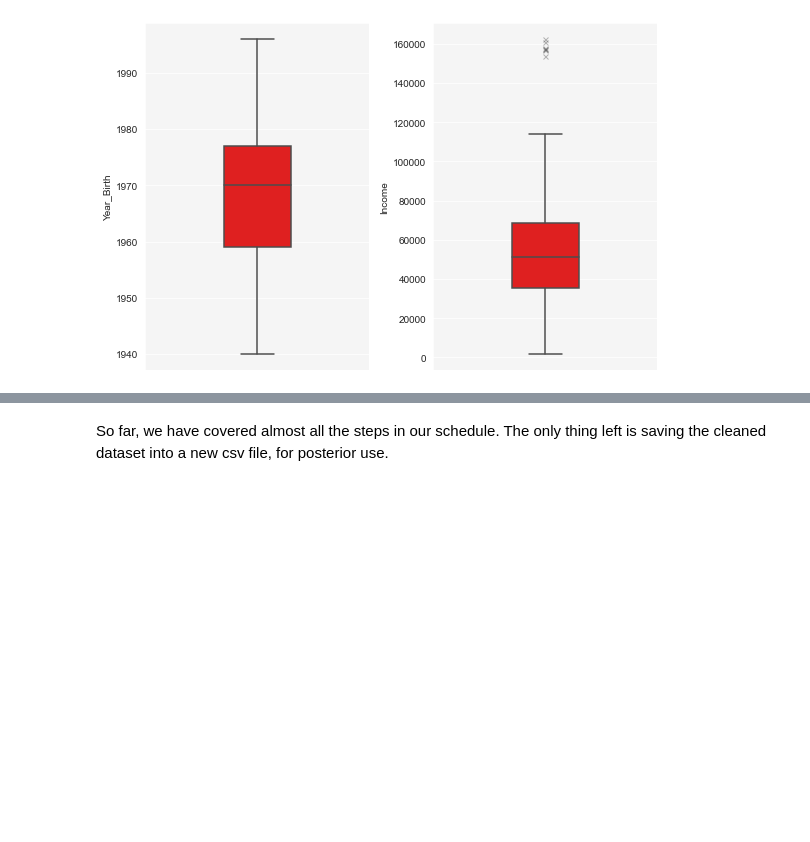
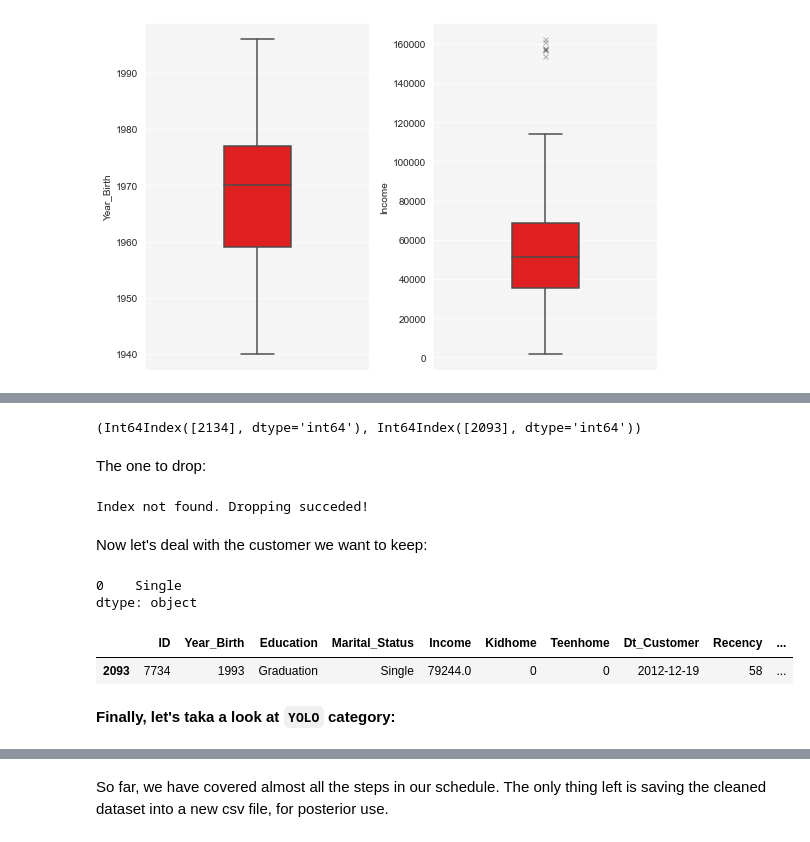
Before and after one commit to renanfmoises/consumer-behavior-analytics, a Jupyter notebook: notebooks/01. Consumer Behavior Analytics - Data Cleaning.ipynb, the cells around one changed output, grey strips where cells are left out. Drawn from its saved outputs; the diff is of its cells as text; code cells hidden in the pictures; blank space fills up the shorter version.

```diff
--- a/notebooks/01. Consumer Behavior Analytics - Data Cleaning.ipynb
+++ b/notebooks/01. Consumer Behavior Analytics - Data Cleaning.ipynb
@@ -540,0 +559,40 @@ customers[customers['Marital_Status'] == 'YOLO']
+# %%
+#Getting absurd value indexes
+absu_to_drop_index = customers[(customers['Marital_Status'] == 'Absurd') & (customers['Response'] == 0)].index
+absu_to_keep_index = customers[(customers['Marital_Status'] == 'Absurd') & (customers['Response'] == 1)].index
+
+absu_to_drop_index, absu_to_keep_index
+# %% [output]
+(Int64Index([2134], dtype='int64'), Int64Index([2093], dtype='int64'))
+# %% [markdown]
+The one to drop:
+# %%
+# Dropping datapoint with absurd value
+customers.drop(index = absu_to_drop_index, inplace = True)
+# %%
+# Reviwing it
+try:
+    customers.loc[absu_to_drop_index]
+except KeyError:
+    print('Index not found. Dropping succeded!')
+# %% [output]
+Index not found. Dropping succeded!
+# %% [markdown]
+Now let's deal with the customer we want to keep:
+# %%
+# Getting most frequent value among positive respondents
+customers[customers['Response'] == 1]['Marital_Status'].mode()
+# %% [output]
+0    Single
+dtype: object
+# %%
+# No need to import the SimpleImputer here, let's do it straighforwardly with .loc
+customers.loc[customers['Marital_Status'] == 'Absurd', 'Marital_Status'] = 'Single'
+
+# Checking
+customers.loc[absu_to_keep_index]
+# %% [output]
+|  | ID | Year_Birth | Education | Marital_Status | Income | Kidhome | Teenhome | Dt_Customer | Recency | ... |
+| 2093 | 7734 | 1993 | Graduation | Single | 79244.0 | 0 | 0 | 2012-12-19 | 58 | ... |
+# %% [markdown]
+**Finally, let's taka a look at `YOLO` category:**
```
Also changed, not shown: parts of 50 cells of this notebook, 1 other file.
